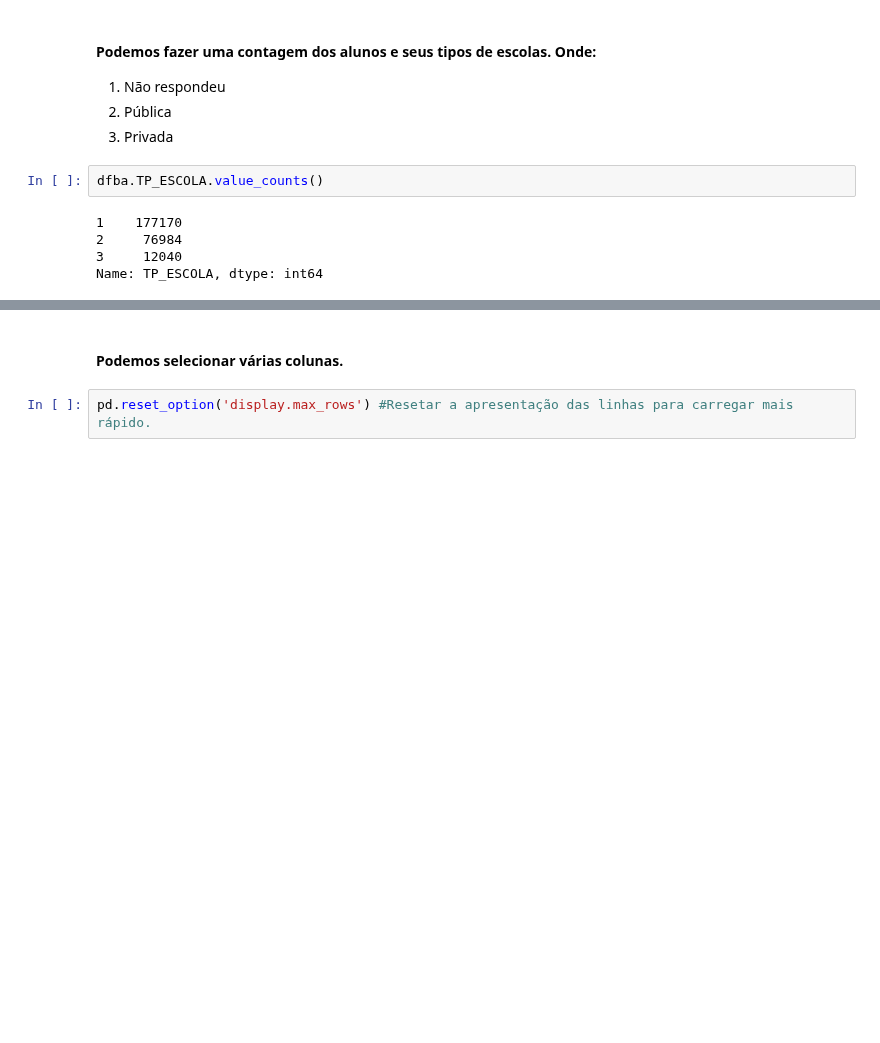
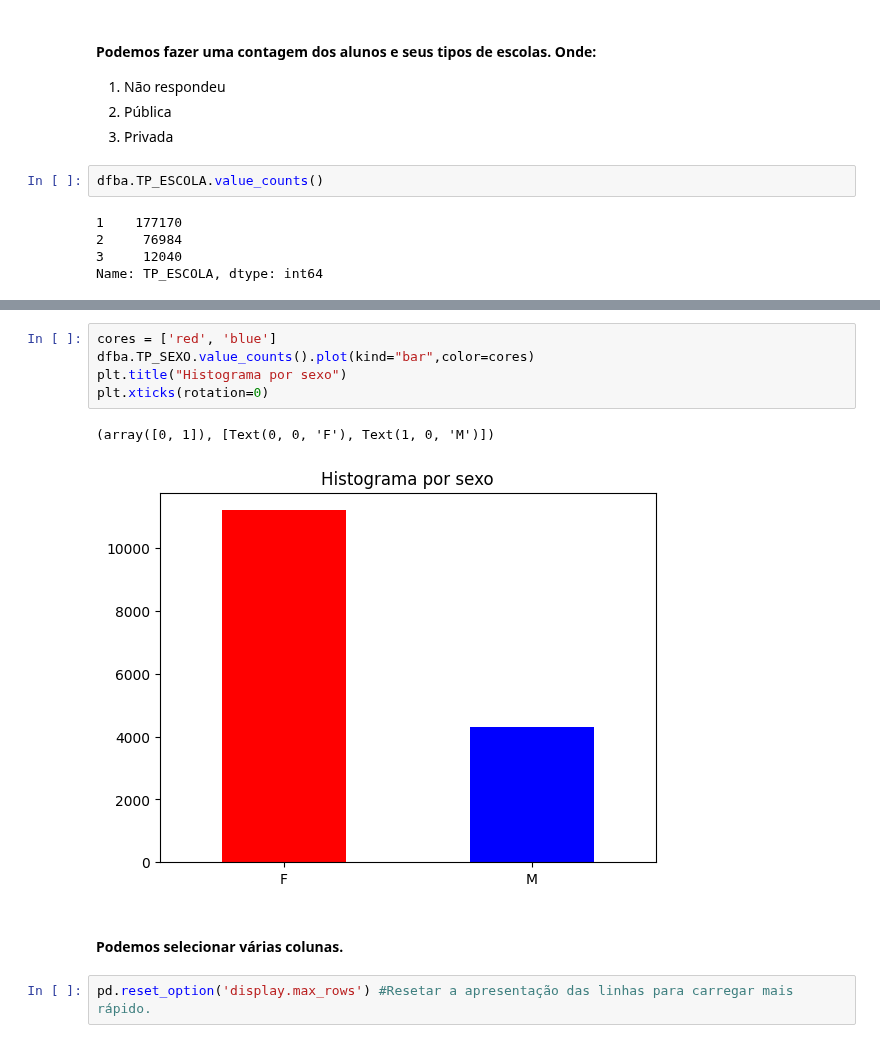
Before and after one commit to Bruno-Santana-Eco/Analise-de-Dados-ENEM, a Jupyter notebook: Análise de Dados.ipynb, the cells around one changed output, grey strips where cells are left out. Saved outputs shown, nothing was run; the diff lists cells and outputs as text; blank space fills up the shorter version.

```diff
--- a/Análise de Dados.ipynb
+++ b/Análise de Dados.ipynb
@@ -233,3 +254,11 @@ Name: TP_ESCOLA, dtype: int64
+# %%
+cores = ['red', 'blue']
+dfba.TP_SEXO.value_counts().plot(kind="bar",color=cores)
+plt.title("Histograma por sexo")
+plt.xticks(rotation=0)
+# %% [output]
+(array([0, 1]), [Text(0, 0, 'F'), Text(1, 0, 'M')])
+[figure, added]
 # %% [markdown]
 #### Podemos selecionar várias colunas.
 # %%
```
Also changed, not shown: parts of 26 cells of this notebook.
